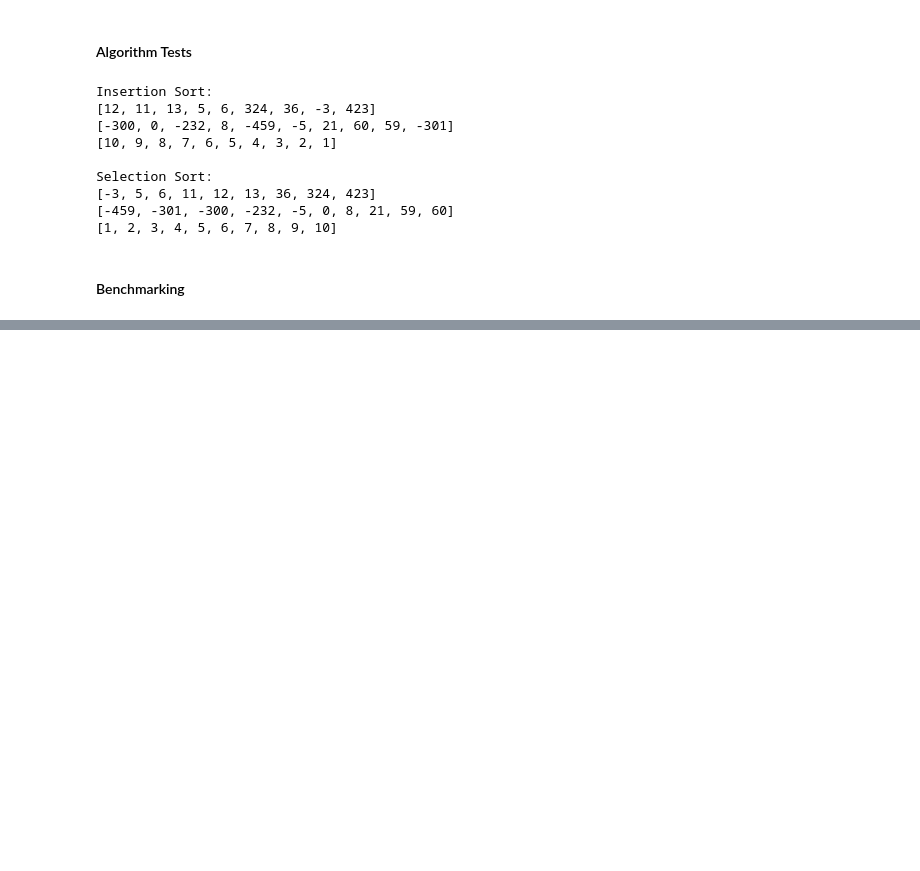
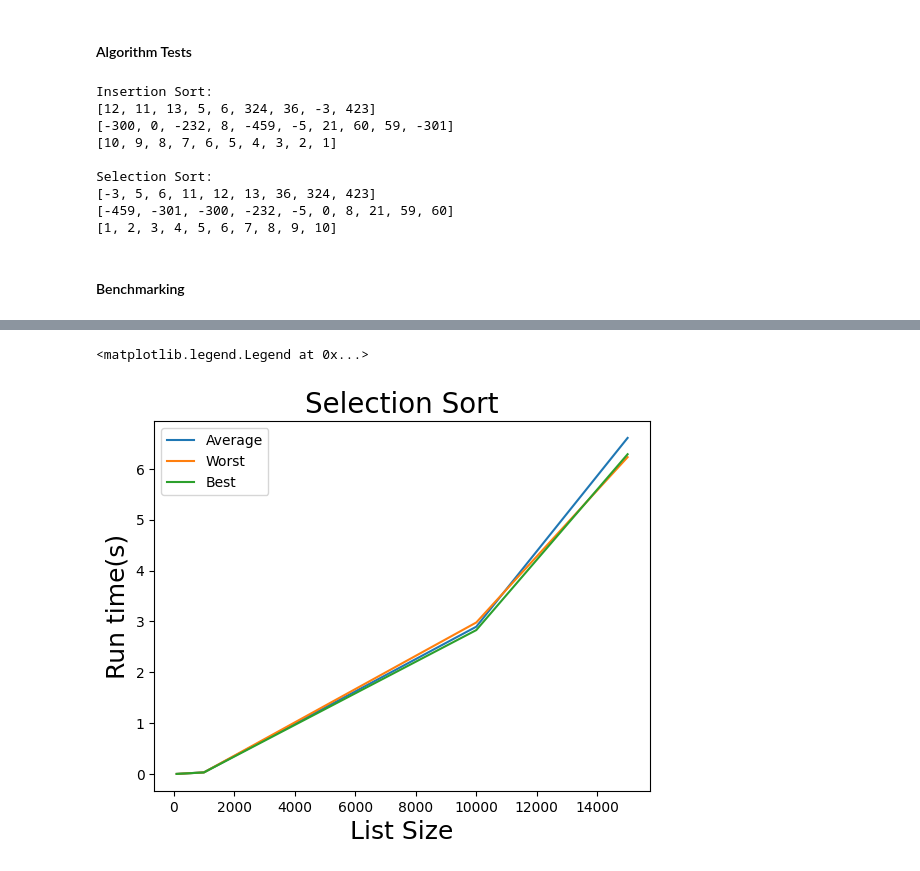
Before and after one commit to Snakekill88/Inertion_Selection_Sort_Performance, a Jupyter notebook: Program 2.ipynb, the cells around one changed output, grey strips where cells are left out. Saved outputs shown, nothing was run; the diff lists cells and outputs as text; code cells hidden in the pictures; blank space fills up the shorter version.

```diff
--- a/Program 2.ipynb
+++ b/Program 2.ipynb
@@ -75,0 +208,12 @@ Selection Sort:
+# %%
+plt.plot(list_sizes, shuffled_times_selection, label="Average")
+plt.plot(list_sizes, reversed_times_selection, label="Worst")
+plt.plot(list_sizes, sorted_times_selection, label="Best")
+
+plt.xlabel("List Size", fontsize=18)
+plt.ylabel("Run time(s)", fontsize=18)
+plt.title("Selection Sort", fontsize=20)
+plt.legend()
+# %% [output]
+<matplotlib.legend.Legend at 0x...>
+[figure, added]
```
Also changed, not shown: parts of 5 cells of this notebook, 1 other file.
